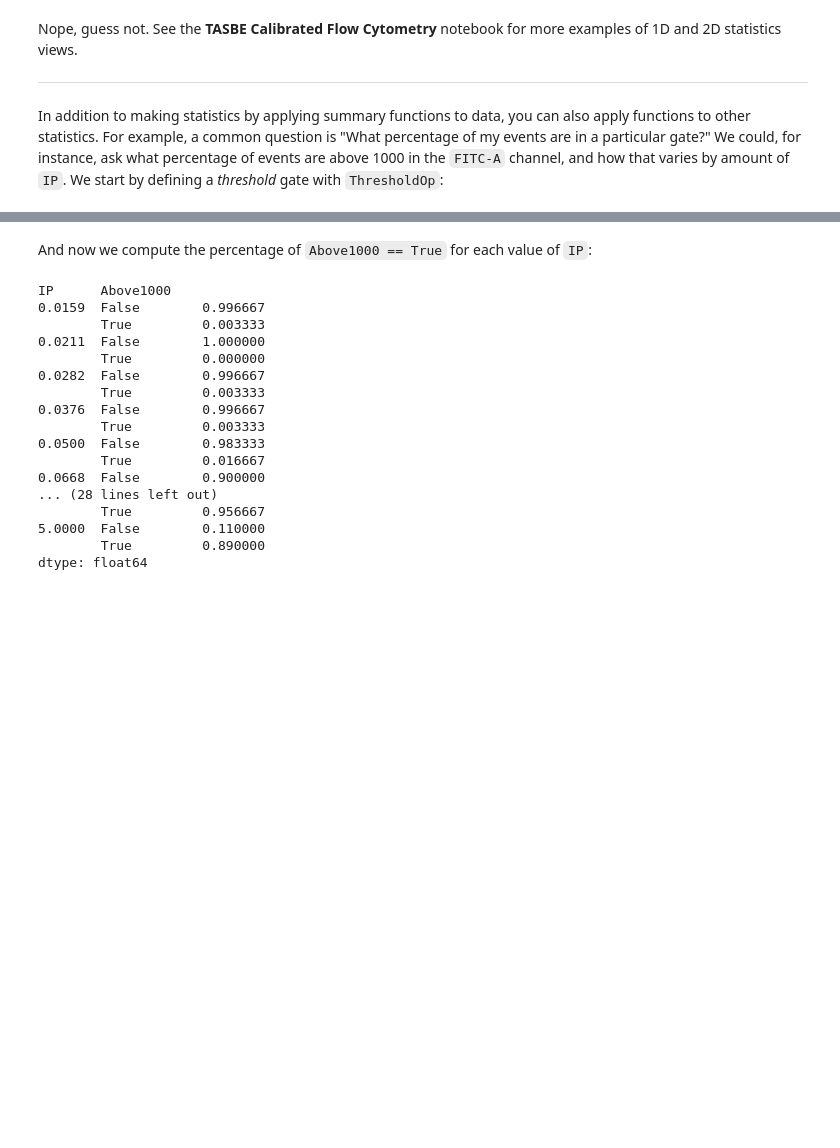
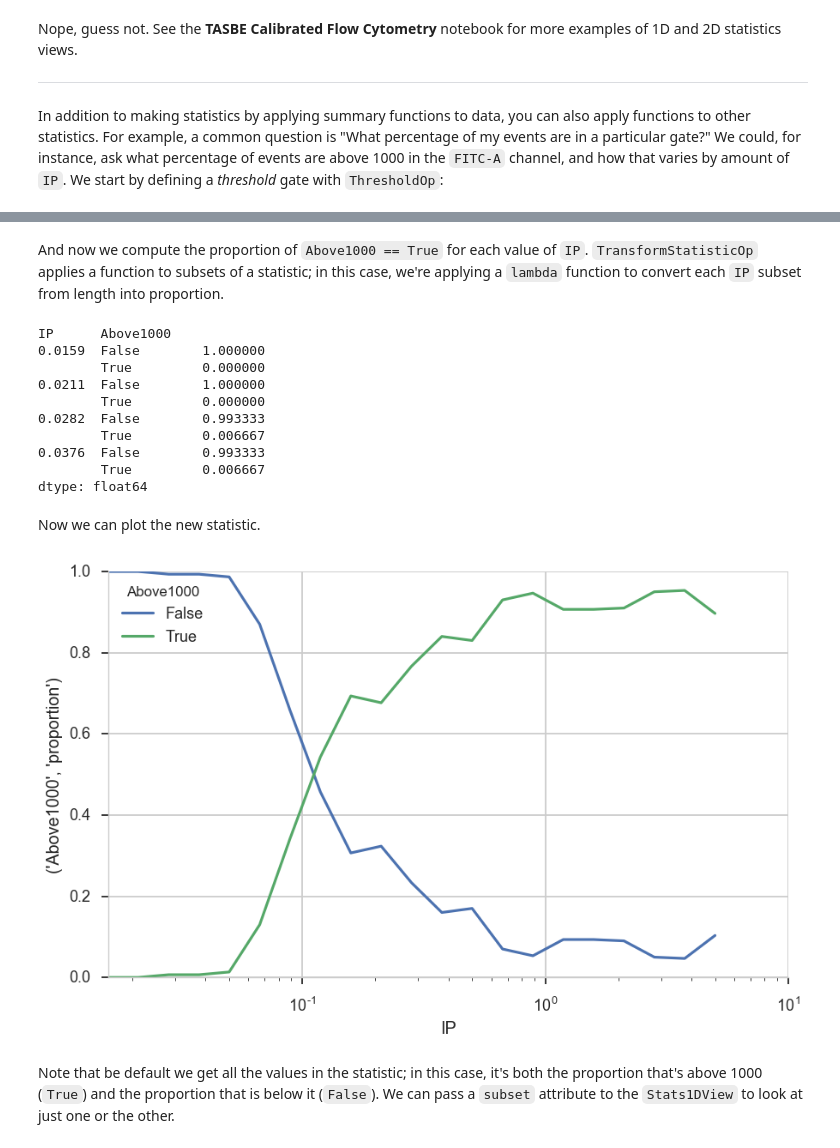
Before and after one commit to cytoflow/cytoflow, a Jupyter notebook: docs/examples-basic/Statistics.ipynb, the cells around one changed output, grey strips where cells are left out. Cells and saved outputs as stored; diff of their text form; code cells hidden in the pictures; blank space fills up the shorter version.

```diff
--- a/docs/examples-basic/Statistics.ipynb
+++ b/docs/examples-basic/Statistics.ipynb
@@ -244,6 +222,6 @@ False      0.0159    299
 dtype: int64
 # %% [markdown]
-And now we compute the percentage of `Above1000 == True` for each value of `IP`:
+And now we compute the proportion of `Above1000 == True` for each value of `IP`.  `TransformStatisticOp` applies a function to subsets of a statistic; in this case, we're applying a `lambda` function to convert each `IP` subset from length into proportion.
 # %%
 import pandas as pd
 
@@ -251,25 +229,29 @@ ex4 = flow.TransformStatisticOp(name = "Above1000",
                                 statistic = ("Above1000", "len"),
                                 by = ["IP"],
                                 function = lambda a: pd.Series(a / a.sum()),
-                                statistic_name = "percent").apply(ex3)
+                                statistic_name = "proportion").apply(ex3)
 
-ex4.statistics[("Above1000", "percent")]
+ex4.statistics[("Above1000", "proportion")][0:8]
 # %% [output]
 IP      Above1000
-0.0159  False        0.996667
-        True         0.003333
+0.0159  False        1.000000
+        True         0.000000
 0.0211  False        1.000000
         True         0.000000
-0.0282  False        0.996667
-        True         0.003333
-0.0376  False        0.996667
-        True         0.003333
-0.0500  False        0.983333
-        True         0.016667
-0.0668  False        0.900000
-... (28 lines left out)
-        True         0.956667
-5.0000  False        0.110000
-        True         0.890000
+0.0282  False        0.993333
+        True         0.006667
+0.0376  False        0.993333
+        True         0.006667
 dtype: float64
+# %% [markdown]
+Now we can plot the new statistic.
+# %%
+flow.Stats1DView(statistic = ("Above1000", "proportion"),
+                 xvariable = "IP",
+                 xscale = "log",
+                 huefacet = "Above1000").plot(ex4)
+# %% [output]
+[figure, added]
+# %% [markdown]
+Note that be default we get all the values in the statistic; in this case, it's both the proportion that's above 1000 (`True`) and the proportion that is below it (`False`).  We can pass a `subset` attribute to the `Stats1DView` to look at just one or the other.
 # %%
```
Also changed, not shown: parts of 16 cells of this notebook, 5 other files.
